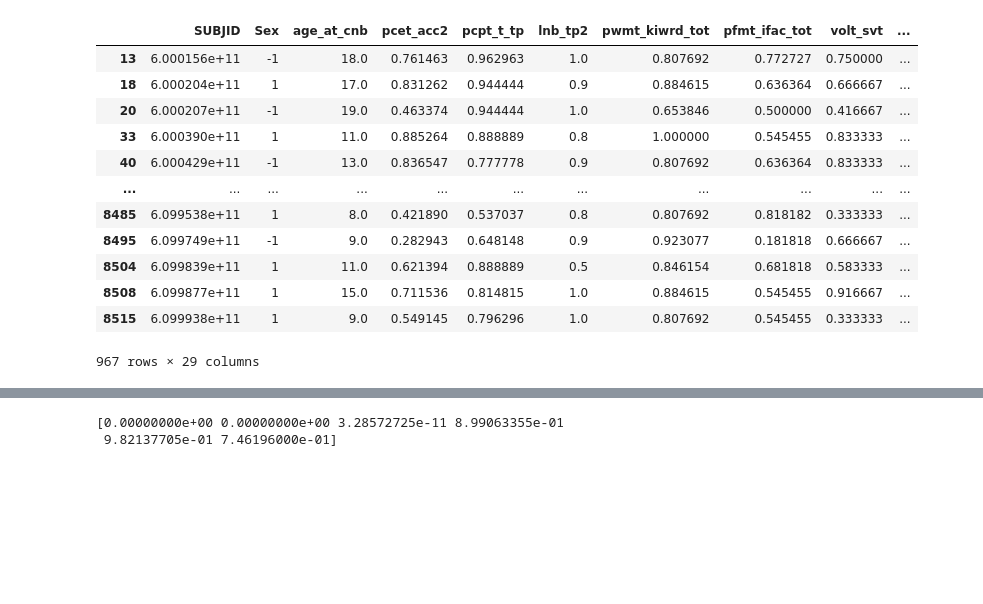
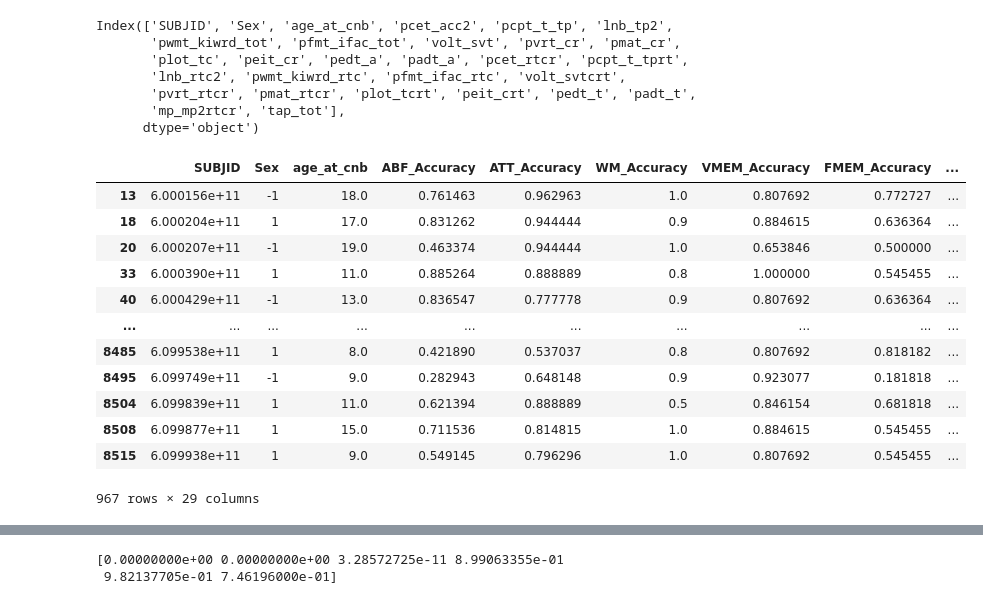
Before and after one commit to NxNiki/multidimensional_age_prediction, a Jupyter notebook: script01_behavioral_score_regression_coefficients.ipynb, the cells around one changed output, grey strips where cells are left out. Cells and saved outputs as stored; diff of their text form; code cells hidden in the pictures; blank space fills up the shorter version.

```diff
--- a/script01_behavioral_score_regression_coefficients.ipynb
+++ b/script01_behavioral_score_regression_coefficients.ipynb
@@ -110,42 +110,54 @@ num_cog = len(cog_score_label)
 # %%
 # select mental healthy subjects:
 behav_data = pd.read_csv(data_dir+"/pyresult01_pnc_behav_mental3.csv", delimiter = ",")
 hc_subject = behav_data.loc[behav_data['mental_hc1']==True, 'SUBJID']
 
 behav_data = behav_data.loc[behav_data["SUBJID"].isin(hc_subject), ['SUBJID', 'Sex', 'age_at_cnb']
                             + cog_score_label]
 
 #subject_info_feature['Sex'] = subject_info_feature['Sex'].apply({'F':0, 'M':1}.get)
 # code females as -1 for easy interpretation of beta for age and age2
 behav_data['Sex'] = behav_data['Sex'].apply({'F':-1, 'M':1}.get)
 
 # reverse speed scores:
 behav_data.loc[:,cog_label_speed] = behav_data.loc[:,cog_label_speed]*-1
 
 #normalize the feature columns:
 behav_data.loc[:,cog_score_label] = (behav_data.loc[:,cog_score_label] - behav_data.loc[:,cog_score_label].min()) / \
                         (behav_data.loc[:,cog_score_label].max() - behav_data.loc[:,cog_score_label].min())
 
 num_subjects = behav_data.shape[0]
+print(behav_data.columns)
+behav_data.columns.values[3:] = cog_score_label2
+
+behav_data.to_csv(result_dir+'/out01_behav_hc1.csv')
 
 behav_data
+
 # count number of NaNs:
 # row_nancount = subject_info_feature.isna().sum()
 # subject_info_feature = subject_info_feature.loc[:, subject_info_feature.isna().sum()==0]
 # %% [output]
+Index(['SUBJID', 'Sex', 'age_at_cnb', 'pcet_acc2', 'pcpt_t_tp', 'lnb_tp2',
+       'pwmt_kiwrd_tot', 'pfmt_ifac_tot', 'volt_svt', 'pvrt_cr', 'pmat_cr',
+       'plot_tc', 'peit_cr', 'pedt_a', 'padt_a', 'pcet_rtcr', 'pcpt_t_tprt',
+       'lnb_rtc2', 'pwmt_kiwrd_rtc', 'pfmt_ifac_rtc', 'volt_svtcrt',
+       'pvrt_rtcr', 'pmat_rtcr', 'plot_tcrt', 'peit_crt', 'pedt_t', 'padt_t',
+       'mp_mp2rtcr', 'tap_tot'],
+      dtype='object')
-|  | SUBJID | Sex | age_at_cnb | pcet_acc2 | pcpt_t_tp | lnb_tp2 | pwmt_kiwrd_tot | pfmt_ifac_tot | volt_svt | ... |
-| 13 | 6.000156e+11 | -1 | 18.0 | 0.761463 | 0.962963 | 1.0 | 0.807692 | 0.772727 | 0.750000 | ... |
-| 18 | 6.000204e+11 | 1 | 17.0 | 0.831262 | 0.944444 | 0.9 | 0.884615 | 0.636364 | 0.666667 | ... |
-| 20 | 6.000207e+11 | -1 | 19.0 | 0.463374 | 0.944444 | 1.0 | 0.653846 | 0.500000 | 0.416667 | ... |
-| 33 | 6.000390e+11 | 1 | 11.0 | 0.885264 | 0.888889 | 0.8 | 1.000000 | 0.545455 | 0.833333 | ... |
-| 40 | 6.000429e+11 | -1 | 13.0 | 0.836547 | 0.777778 | 0.9 | 0.807692 | 0.636364 | 0.833333 | ... |
-| ... | ... | ... | ... | ... | ... | ... | ... | ... | ... | ... |
-| 8485 | 6.099538e+11 | 1 | 8.0 | 0.421890 | 0.537037 | 0.8 | 0.807692 | 0.818182 | 0.333333 | ... |
-| 8495 | 6.099749e+11 | -1 | 9.0 | 0.282943 | 0.648148 | 0.9 | 0.923077 | 0.181818 | 0.666667 | ... |
-| 8504 | 6.099839e+11 | 1 | 11.0 | 0.621394 | 0.888889 | 0.5 | 0.846154 | 0.681818 | 0.583333 | ... |
-| 8508 | 6.099877e+11 | 1 | 15.0 | 0.711536 | 0.814815 | 1.0 | 0.884615 | 0.545455 | 0.916667 | ... |
-| 8515 | 6.099938e+11 | 1 | 9.0 | 0.549145 | 0.796296 | 1.0 | 0.807692 | 0.545455 | 0.333333 | ... |
+|  | SUBJID | Sex | age_at_cnb | ABF_Accuracy | ATT_Accuracy | WM_Accuracy | VMEM_Accuracy | FMEM_Accuracy | ... |
+| 13 | 6.000156e+11 | -1 | 18.0 | 0.761463 | 0.962963 | 1.0 | 0.807692 | 0.772727 | ... |
+| 18 | 6.000204e+11 | 1 | 17.0 | 0.831262 | 0.944444 | 0.9 | 0.884615 | 0.636364 | ... |
+| 20 | 6.000207e+11 | -1 | 19.0 | 0.463374 | 0.944444 | 1.0 | 0.653846 | 0.500000 | ... |
+| 33 | 6.000390e+11 | 1 | 11.0 | 0.885264 | 0.888889 | 0.8 | 1.000000 | 0.545455 | ... |
+| 40 | 6.000429e+11 | -1 | 13.0 | 0.836547 | 0.777778 | 0.9 | 0.807692 | 0.636364 | ... |
+| ... | ... | ... | ... | ... | ... | ... | ... | ... | ... |
+| 8485 | 6.099538e+11 | 1 | 8.0 | 0.421890 | 0.537037 | 0.8 | 0.807692 | 0.818182 | ... |
+| 8495 | 6.099749e+11 | -1 | 9.0 | 0.282943 | 0.648148 | 0.9 | 0.923077 | 0.181818 | ... |
+| 8504 | 6.099839e+11 | 1 | 11.0 | 0.621394 | 0.888889 | 0.5 | 0.846154 | 0.681818 | ... |
+| 8508 | 6.099877e+11 | 1 | 15.0 | 0.711536 | 0.814815 | 1.0 | 0.884615 | 0.545455 | ... |
+| 8515 | 6.099938e+11 | 1 | 9.0 | 0.549145 | 0.796296 | 1.0 | 0.807692 | 0.545455 | ... |
-967 rows × 29 columns
+967 rows × 29 columns
 # %%
 # multimodal_features
 
```
Also changed, not shown: 11 other files.
